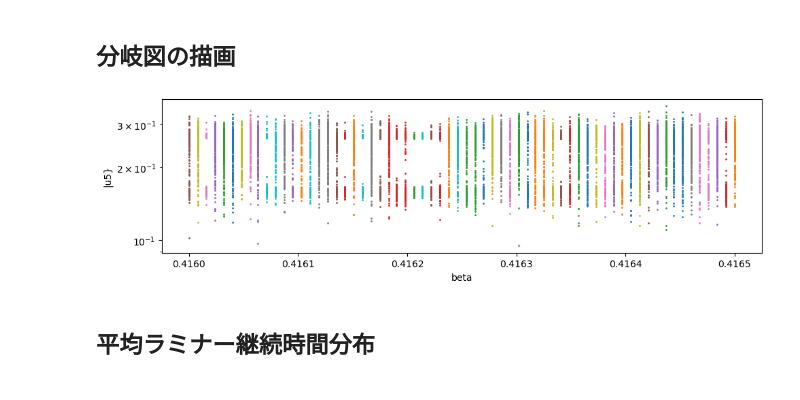
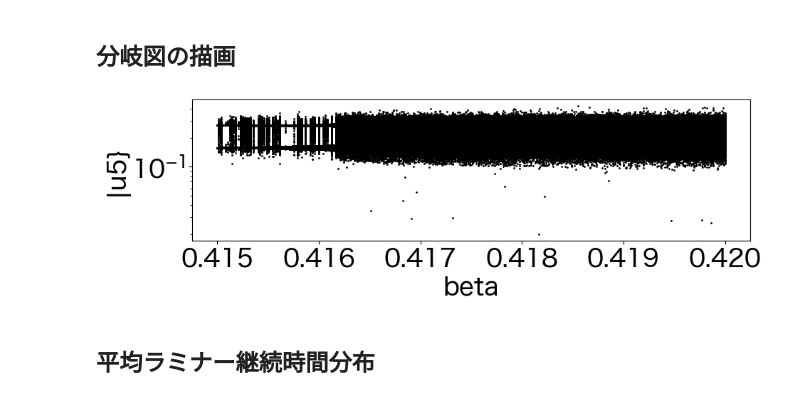
Before and after one commit to hibiki-kato/shell-model, a Jupyter notebook: py/visualize.ipynb, the cells around one changed output. Drawn from its saved outputs; the diff is of its cells as text; code cells hidden in the pictures.

```diff
--- a/py/visualize.ipynb
+++ b/py/visualize.ipynb
@@ -4,7 +4,7 @@ import matplotlib.pyplot as plt
 from matplotlib import gridspec
 from tqdm.notebook import tqdm
 plt.rcParams["font.family"] = 'Hiragino Sans'
-plt.rcParams["font.size"] = 30
+plt.rcParams["font.size"] = 25
 # %%
 traj = abs(np.load("../generated_lam/generated_laminar_beta_0.417nu_0.00018_dt0.01_50000period1300check200progresseps0.05.npy"))
 traj2 = abs(np.load("../traj/beta0.417_nu0.00018_100000period.npy"))
@@ -32,13 +32,12 @@ for line in legend.get_lines():
 # %% [markdown]
 ## 分岐図の描画
 # %%
-filename = "../bif_data/bif_0.416to0.4165_nu0.00018to0.00018_100steps_period20000_latter_0.1.txt"
+filename = "../bif_data/bif_0.415to0.42_nu0.00018to0.00018_480steps_period100000_dump10000.txt"
 
 #プロットの設定
 fig = plt.figure(figsize=(10,15))
 
-spec = gridspec.GridSpec(ncols=1, nrows=3,
-                         height_ratios=[4, 1, 1])
+spec = gridspec.GridSpec(ncols=1, nrows=3, height_ratios=[4, 1, 1])
 
 # ax1 = fig.add_subplot(spec[0],projection='3d')
 # ax1.set_xlabel("beta")
@@ -48,35 +47,35 @@ spec = gridspec.GridSpec(ncols=1, nrows=3,
 ax2 = fig.add_subplot(spec[1])
 ax2.set_xlabel("beta")
 ax2.set_ylabel("|u5}")
 ax2.set_yscale("log")
 ax2.xaxis_inverted()
 
 # ax3 = fig.add_subplot(spec[2])
 # ax3.set_xlabel("nu")
 # ax3.set_ylabel("|u5|")
 # ax3.set_xscale("log")
 # ax3.set_yscale("log")
 
 with open(filename, "r") as file:
     for line in tqdm(file):
         parts = line.split()  # 行をスペースで分割
         beta = float(parts[0])  # 1つ目の数値をfloatに変換
         nu = float(parts[1])  # 2つ目の数値をfloatに変換
         values = [float(x) for x in parts[2:]]  # 3つ目以降の数値をfloatに変換してリストに格納
 
     #     #3dプロット
     #     z_list_log = np.log10(z_list)
     #     ax1.scatter([beta_param[i]]*len(z_list),[log_range[i]]*len(z_list),z_list_log, s=1)
 
         #2dプロット
-        ax2.scatter([beta]*len(values),values,s=1)
+        ax2.scatter([beta]*len(values),values,s=1, c="black")
 
         # ax3.scatter([nu]*len(values),values,s=1)
 
 fig.tight_layout()
 #fig.savefig(fname=f"../bif_image_for_each_beta_and_nu/nu({nu_param[0]},{nu_param[-1]})_beta({beta_param[0]},{beta_param[-1]})_{runge_para['step']}_{runge_para['period']}_{param_step}cut_{Dimention}dim_latter{round(kaishi/step_number,2)}.png")
 # %% [output]
-[figure, old version]
+[figure, new version]
 # %% [markdown]
 ## 平均ラミナー継続時間分布
 # %%
```
Also changed, not shown: parts of 3 cells of this notebook, 44 other files.
